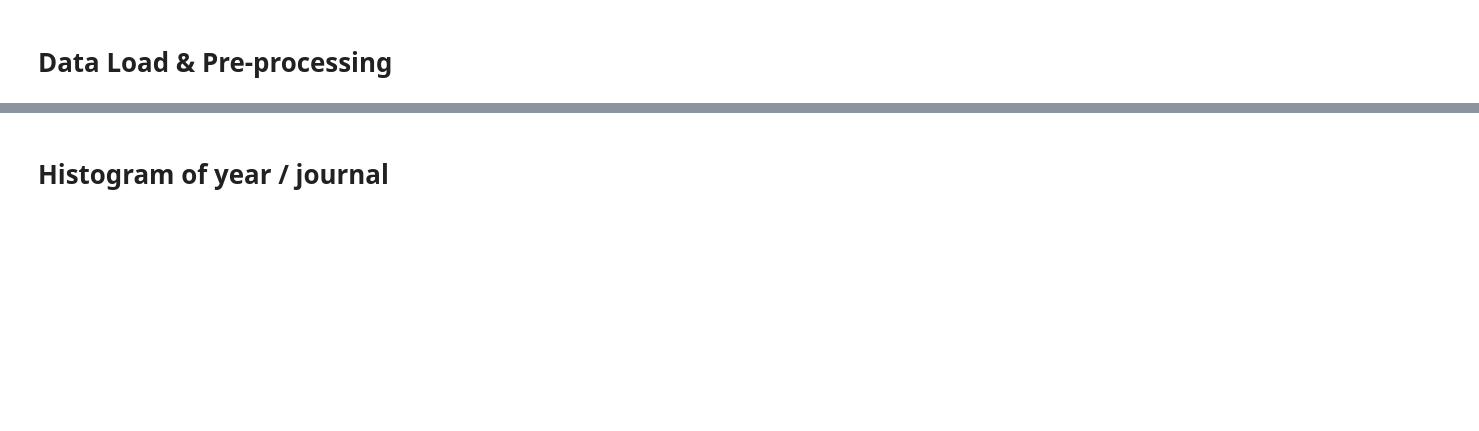
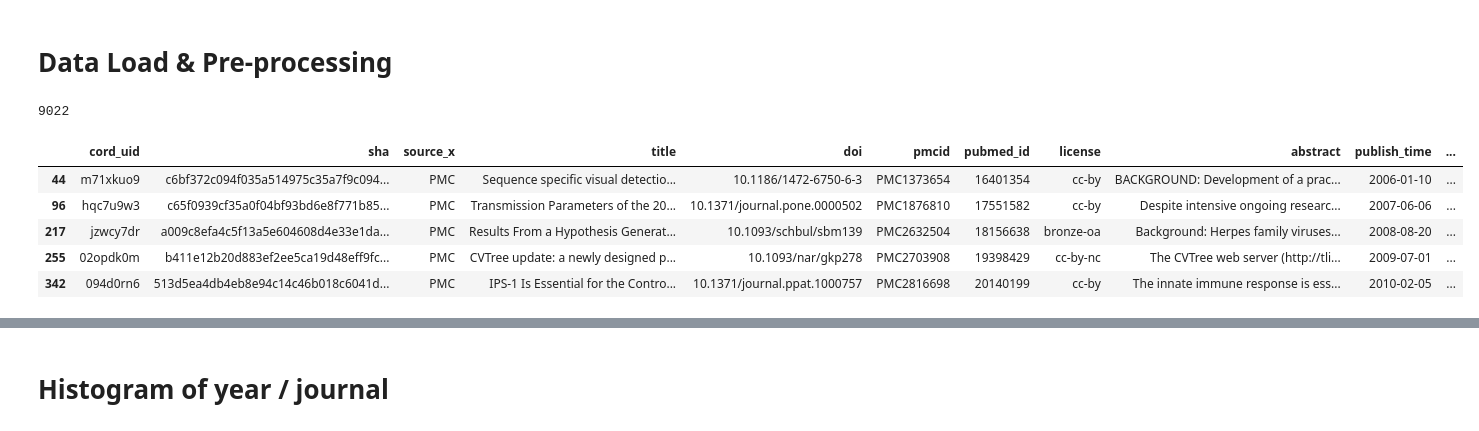
Before and after one commit to pywong-polyu/COMP5434-Big-Data-Computing, a Jupyter notebook: COMP5434_project.ipynb, the cells around one changed output, grey strips where cells are left out. Saved outputs shown, nothing was run; the diff lists cells and outputs as text; code cells hidden in the pictures; blank space fills up the shorter version.

```diff
--- a/COMP5434_project.ipynb
+++ b/COMP5434_project.ipynb
@@ -59,16 +74,25 @@ nltk.download('punkt')
 # %%
 # Load Meta data from meta_10k.csv
 data_root = os.path.join(os.getcwd(),'input')
 
-metadata_path = os.path.join(data_root, 'meta_10k.csv')
+#metadata_path = os.path.join(data_root, 'meta_10k.csv')
+metadata_path = abspath("CORD_19/meta_10k.csv")
 meta_df = pd.read_csv(metadata_path, index_col=0,converters={
     'pubmed_id': str,
     'Microsoft Academic Paper ID': str,
     'doi': str
 })
 
 print(len(meta_df))
 meta_df.head()
+# %% [output]
+9022
+|  | cord_uid | sha | source_x | title | doi | pmcid | pubmed_id | license | abstract | publish_time | ... |
+| 44 | m71xkuo9 | c6bf372c094f035a514975c35a7f9c094... | PMC | Sequence specific visual detectio... | 10.1186/1472-6750-6-3 | PMC1373654 | 16401354 | cc-by | BACKGROUND: Development of a prac... | 2006-01-10 | ... |
+| 96 | hqc7u9w3 | c65f0939cf35a0f04bf93bd6e8f771b85... | PMC | Transmission Parameters of the 20... | 10.1371/journal.pone.0000502 | PMC1876810 | 17551582 | cc-by | Despite intensive ongoing researc... | 2007-06-06 | ... |
+| 217 | jzwcy7dr | a009c8efa4c5f13a5e604608d4e33e1da... | PMC | Results From a Hypothesis Generat... | 10.1093/schbul/sbm139 | PMC2632504 | 18156638 | bronze-oa | Background: Herpes family viruses... | 2008-08-20 | ... |
+| 255 | 02opdk0m | b411e12b20d883ef2ee5ca19d48eff9fc... | PMC | CVTree update: a newly designed p... | 10.1093/nar/gkp278 | PMC2703908 | 19398429 | cc-by-nc | The CVTree web server (http://tli... | 2009-07-01 | ... |
+| 342 | 094d0rn6 | 513d5ea4db4eb8e94c14c46b018c6041d... | PMC | IPS-1 Is Essential for the Contro... | 10.1371/journal.ppat.1000757 | PMC2816698 | 20140199 | cc-by | The innate immune response is ess... | 2010-02-05 | ... |
 # %%
 # Display the info of the dataframe
 meta_df.info()
```
Also changed, not shown: parts of 54 cells of this notebook, 1 other file.
